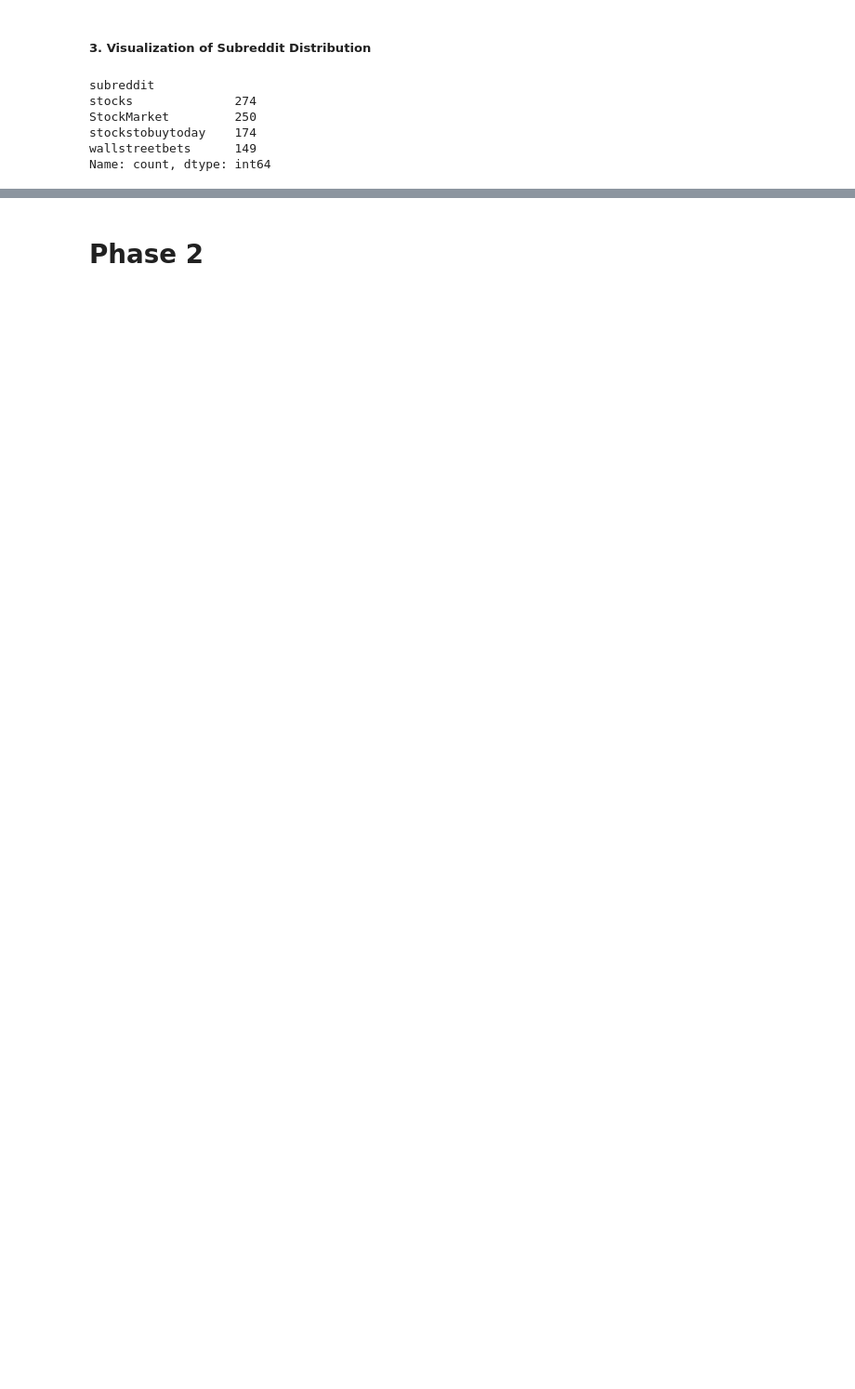
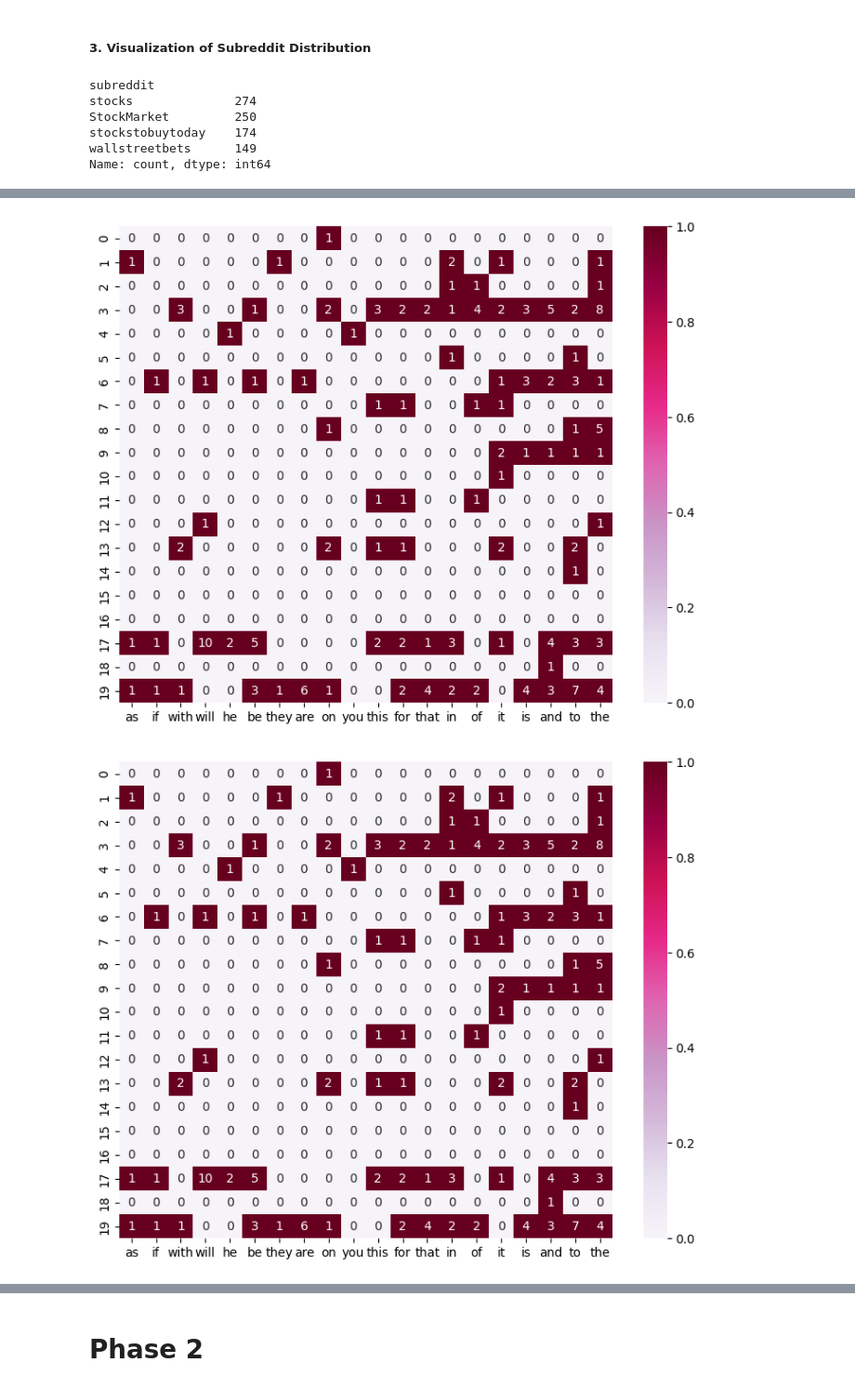
Before and after one commit to Kev-Tan/DM2025-Lab1-Exercise, a Jupyter notebook: DM2025-Lab1-Homework.ipynb, the cells around one changed output, grey strips where cells are left out. Shown: that part at 93% size. Drawn from its saved outputs; the diff is of its cells as text; code cells hidden in the pictures; blank space fills up the shorter version.

```diff
--- a/DM2025-Lab1-Homework.ipynb
+++ b/DM2025-Lab1-Homework.ipynb
@@ -267,0 +294,2 @@ plt.show()
+# %%
+X['unigrams'] = X['text'].apply(lambda x: dmh.tokenize_text(x))
@@ -267,0 +319,7 @@ plt.show()
+# %%
+# Creating document term-matrix
+from sklearn.feature_extraction.text import CountVectorizer
+
+count_vect = CountVectorizer()
+X_counts = count_vect.fit_transform(X.text) #learn the vocabulary and return document-term matrix
+print(X_counts[1]) #Let's check the second record
@@ -267,0 +354,39 @@ plt.show()
+# %%
+#Let's generate the heatmap for the document-term matrix
+import seaborn as sns
+import matplotlib.pyplot as plt
+import pandas as pd
+
+term_freq = X_counts.sum(axis=0).A1  # Sum each column
+top_k = 20  # Choose top 20 most frequent terms
+top_term_indices = term_freq.argsort()[-top_k:]
+
+#Get the terms for the top 20 indices
+top_terms = count_vect.get_feature_names_out()[top_term_indices]
+
+# Create heatmap data for the first 20 documents, using the top term
+# We also converted it from sparse to dense matrix
+plot_data = X_counts[:20, top_term_indices].toarray()  # First 20 documents
+
+
+#The rest of the code below follows the previous example
+df_todraw = pd.DataFrame(plot_data, columns=top_terms)
+
+plt.subplots(figsize=(9, 7))
+ax = sns.heatmap(df_todraw,
+                 cmap="PuRd",vmin=0, vmax=1,
+                  annot=True)
+
+
+#The first one shown is with the vmin = 0 and vmax = 1 setting
+plt.show()
+
+ax = sns.heatmap(df_todraw,
+                 cmap="PuRd",
+                  annot=True)
+
+#The second one shown does not have vmix and vmax setting
+plt.show()
+# %% [output]
+[figure, added]
+[figure, added]
```
Also changed, not shown: parts of 23 cells of this notebook.
